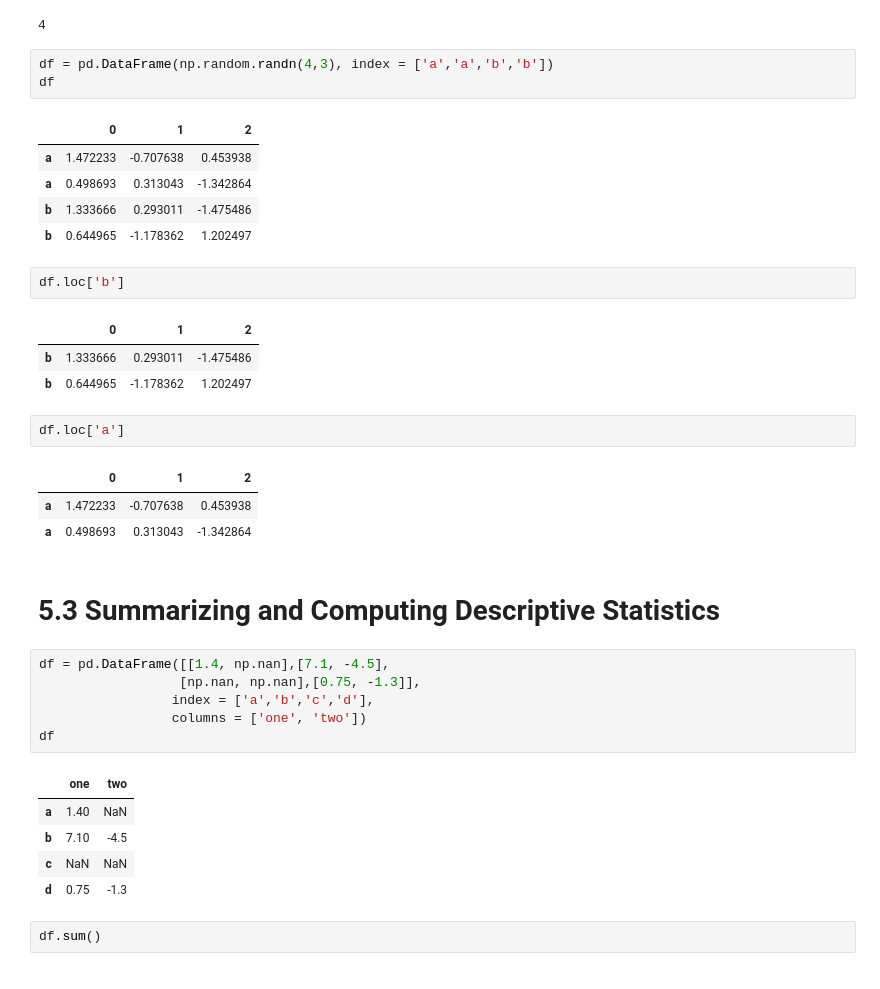
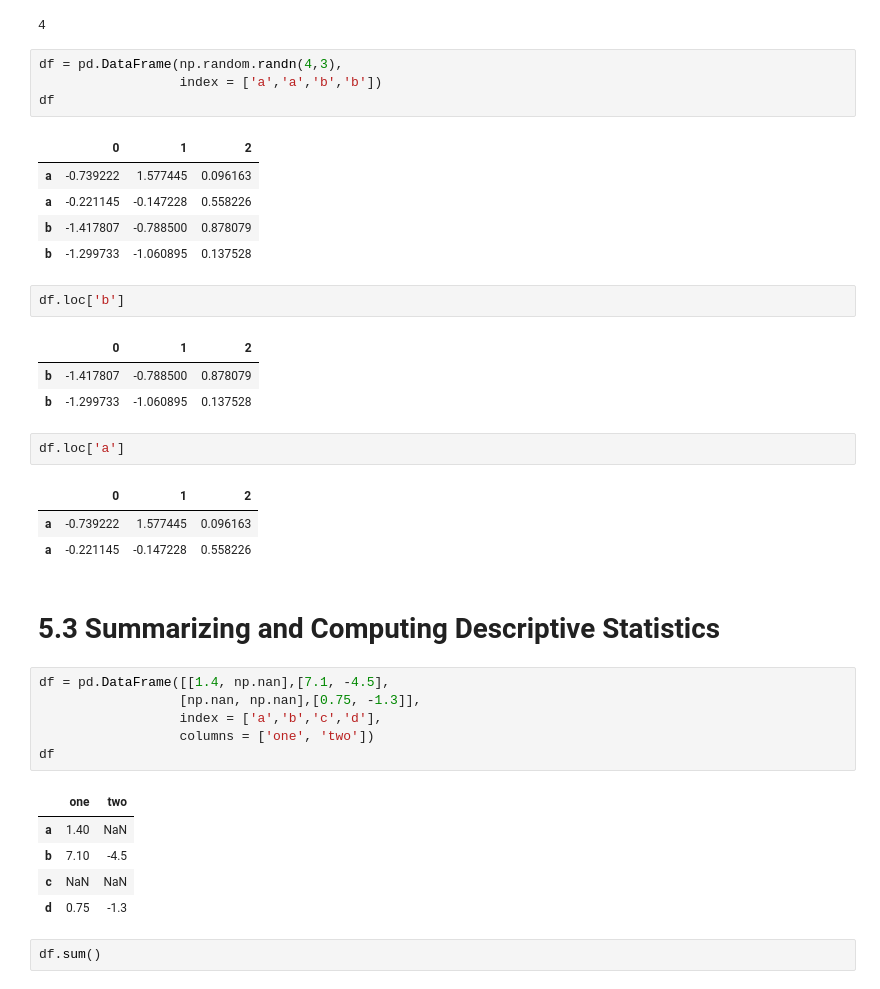
Before and after one commit to BoyuanLi-Steven/Python-For-Data-Analysis-2nd, a Jupyter notebook: Chapter 5. Getting started with pandas.ipynb, the cells around one changed output. Saved outputs shown, nothing was run; the diff lists cells and outputs as text.

```diff
--- a/Chapter 5. Getting started with pandas.ipynb
+++ b/Chapter 5. Getting started with pandas.ipynb
@@ -1550,33 +1681,34 @@ obj['c']
 # %% [output]
 4
 # %%
-df = pd.DataFrame(np.random.randn(4,3), index = ['a','a','b','b'])
+df = pd.DataFrame(np.random.randn(4,3),
+                  index = ['a','a','b','b'])
 df
 # %% [output]
 |  | 0 | 1 | 2 |
-| a | 1.472233 | -0.707638 | 0.453938 |
-| a | 0.498693 | 0.313043 | -1.342864 |
-| b | 1.333666 | 0.293011 | -1.475486 |
-| b | 0.644965 | -1.178362 | 1.202497 |
+| a | -0.739222 | 1.577445 | 0.096163 |
+| a | -0.221145 | -0.147228 | 0.558226 |
+| b | -1.417807 | -0.788500 | 0.878079 |
+| b | -1.299733 | -1.060895 | 0.137528 |
 # %%
 df.loc['b']
 # %% [output]
 |  | 0 | 1 | 2 |
-| b | 1.333666 | 0.293011 | -1.475486 |
-| b | 0.644965 | -1.178362 | 1.202497 |
+| b | -1.417807 | -0.788500 | 0.878079 |
+| b | -1.299733 | -1.060895 | 0.137528 |
 # %%
 df.loc['a']
 # %% [output]
 |  | 0 | 1 | 2 |
-| a | 1.472233 | -0.707638 | 0.453938 |
-| a | 0.498693 | 0.313043 | -1.342864 |
+| a | -0.739222 | 1.577445 | 0.096163 |
+| a | -0.221145 | -0.147228 | 0.558226 |
 # %% [markdown]
 # 5.3 Summarizing and Computing Descriptive Statistics
 # %%
 df = pd.DataFrame([[1.4, np.nan],[7.1, -4.5],
                   [np.nan, np.nan],[0.75, -1.3]],
-                 index = ['a','b','c','d'],
-                 columns = ['one', 'two'])
+                  index = ['a','b','c','d'],
+                  columns = ['one', 'two'])
 df
 # %% [output]
 |  | one | two |
```
Also changed, not shown: parts of 107 cells of this notebook.
